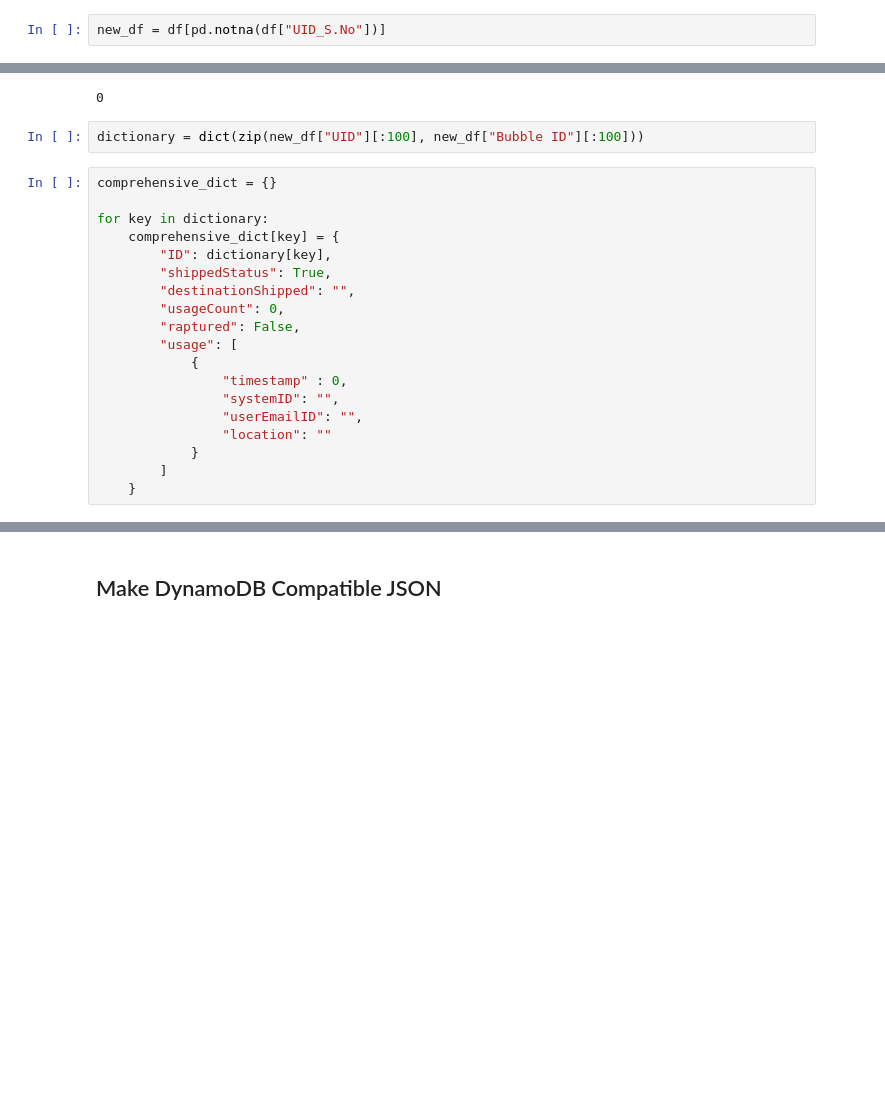
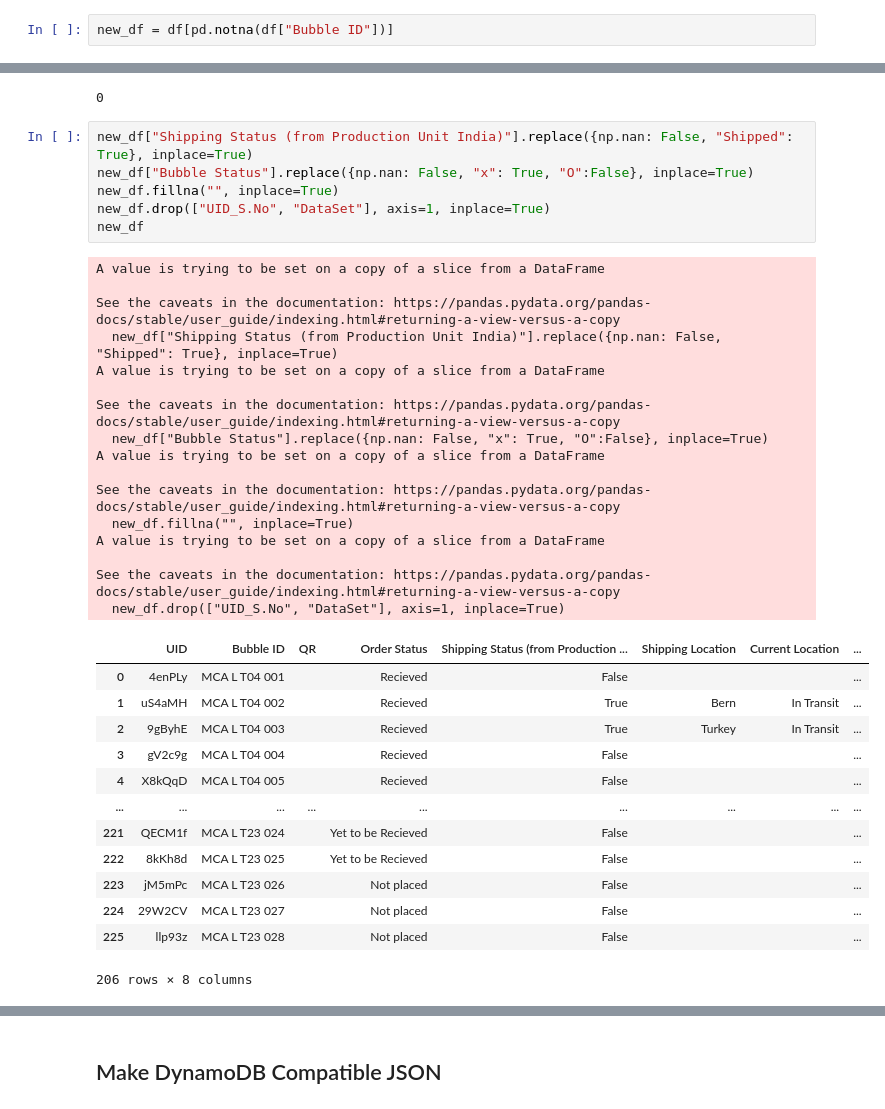
Before and after one commit to SamuelMainaSL/Neura_Bubbles, a Jupyter notebook: Neura_Bubble_JSON.ipynb, the cells around one changed output, grey strips where cells are left out. Cells and saved outputs as stored; diff of their text form; blank space fills up the shorter version.

```diff
--- a/Neura_Bubble_JSON.ipynb
+++ b/Neura_Bubble_JSON.ipynb
@@ -29,27 +48,42 @@ df["UID_S.No"].isna().sum()
 # %%
-new_df = df[pd.notna(df["UID_S.No"])]
+new_df = df[pd.notna(df["Bubble ID"])]
 # %%
 new_df["UID_S.No"].isna().sum()
 # %% [output]
 0
-# %%
-dictionary = dict(zip(new_df["UID"][:100], new_df["Bubble ID"][:100]))
-# %%
-comprehensive_dict = {}
-
-for key in dictionary:
-    comprehensive_dict[key] = {
-        "ID": dictionary[key],
-        "shippedStatus": True,
-        "destinationShipped": "",
-        "usageCount": 0,
-        "raptured": False,
-        "usage": [
-            {
-                "timestamp" : 0,
-                "systemID": "",
-                "userEmailID": "",
-                "location": ""
-            }
-        ]
-    }
+# %%
+new_df["Shipping Status (from Production Unit India)"].replace({np.nan: False, "Shipped": True}, inplace=True)
+new_df["Bubble Status"].replace({np.nan: False, "x": True, "O":False}, inplace=True)
+new_df.fillna("", inplace=True)
+new_df.drop(["UID_S.No", "DataSet"], axis=1, inplace=True)
+new_df
+# %% [output]
+A value is trying to be set on a copy of a slice from a DataFrame
+
+See the caveats in the documentation: https://pandas.pydata.org/pandas-docs/stable/user_guide/indexing.html#returning-a-view-versus-a-copy
+  new_df["Shipping Status (from Production Unit India)"].replace({np.nan: False, "Shipped": True}, inplace=True)
+A value is trying to be set on a copy of a slice from a DataFrame
+
+See the caveats in the documentation: https://pandas.pydata.org/pandas-docs/stable/user_guide/indexing.html#returning-a-view-versus-a-copy
+  new_df["Bubble Status"].replace({np.nan: False, "x": True, "O":False}, inplace=True)
+A value is trying to be set on a copy of a slice from a DataFrame
+
+See the caveats in the documentation: https://pandas.pydata.org/pandas-docs/stable/user_guide/indexing.html#returning-a-view-versus-a-copy
+  new_df.fillna("", inplace=True)
+A value is trying to be set on a copy of a slice from a DataFrame
+
+See the caveats in the documentation: https://pandas.pydata.org/pandas-docs/stable/user_guide/indexing.html#returning-a-view-versus-a-copy
+  new_df.drop(["UID_S.No", "DataSet"], axis=1, inplace=True)
+|  | UID | Bubble ID | QR | Order Status | Shipping Status (from Production ... | Shipping Location | Current Location | ... |
+| 0 | 4enPLy | MCA L T04 001 |  | Recieved | False |  |  | ... |
+| 1 | uS4aMH | MCA L T04 002 |  | Recieved | True | Bern | In Transit | ... |
+| 2 | 9gByhE | MCA L T04 003 |  | Recieved | True | Turkey | In Transit | ... |
+| 3 | gV2c9g | MCA L T04 004 |  | Recieved | False |  |  | ... |
+| 4 | X8kQqD | MCA L T04 005 |  | Recieved | False |  |  | ... |
+| ... | ... | ... | ... | ... | ... | ... | ... | ... |
+| 221 | QECM1f | MCA L T23 024 |  | Yet to be Recieved | False |  |  | ... |
+| 222 | 8kKh8d | MCA L T23 025 |  | Yet to be Recieved | False |  |  | ... |
+| 223 | jM5mPc | MCA L T23 026 |  | Not placed | False |  |  | ... |
+| 224 | 29W2CV | MCA L T23 027 |  | Not placed | False |  |  | ... |
+| 225 | llp93z | MCA L T23 028 |  | Not placed | False |  |  | ... |
+206 rows × 8 columns
```
Also changed, not shown: parts of 10 cells of this notebook, 6 other files.
